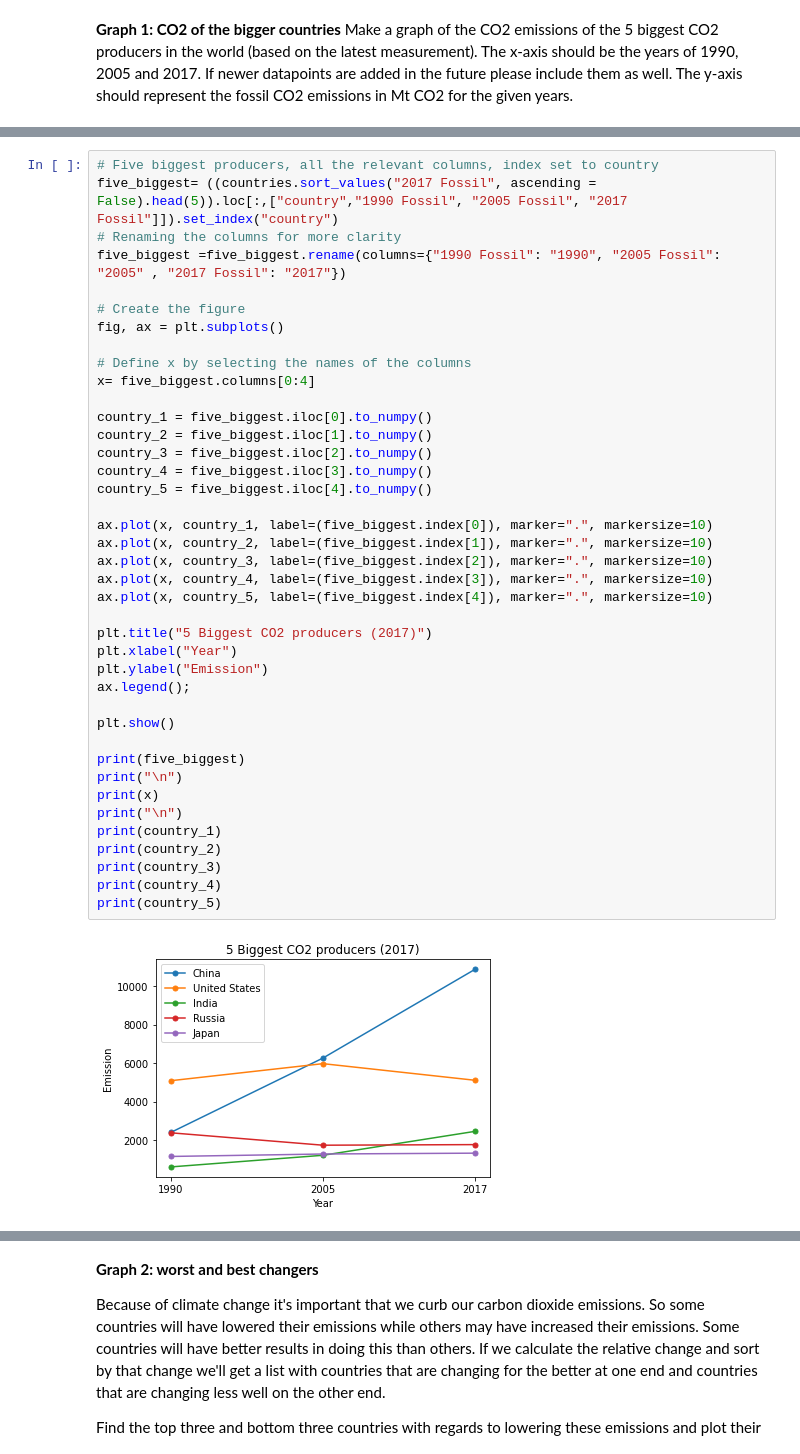
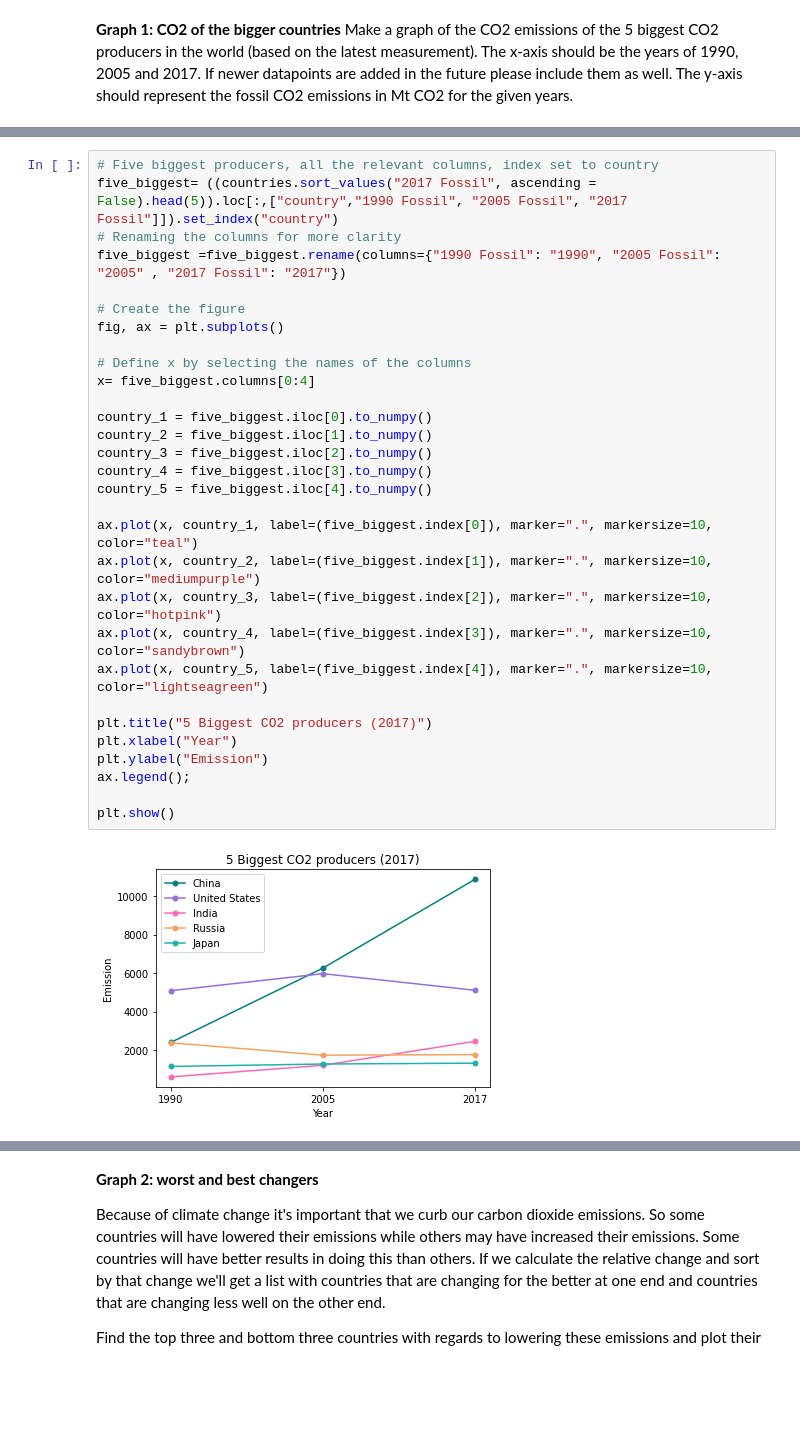
Before and after one commit to MevrouwHelderder/Assignments, a Jupyter notebook: Assignment_Global_CO2_Emissions.ipynb, the cells around one changed output, grey strips where cells are left out. Drawn from its saved outputs; the diff is of its cells as text; blank space fills up the shorter version.

```diff
--- a/Assignment_Global_CO2_Emissions.ipynb
+++ b/Assignment_Global_CO2_Emissions.ipynb
@@ -61,42 +42,32 @@ country_index.plot()
 # %%
 # Five biggest producers, all the relevant columns, index set to country
 five_biggest= ((countries.sort_values("2017 Fossil", ascending = False).head(5)).loc[:,["country","1990 Fossil", "2005 Fossil", "2017 Fossil"]]).set_index("country")
 # Renaming the columns for more clarity
 five_biggest =five_biggest.rename(columns={"1990 Fossil": "1990", "2005 Fossil": "2005" , "2017 Fossil": "2017"})
 
 # Create the figure
 fig, ax = plt.subplots()
 
 # Define x by selecting the names of the columns
 x= five_biggest.columns[0:4]
 
 country_1 = five_biggest.iloc[0].to_numpy()
 country_2 = five_biggest.iloc[1].to_numpy()
 country_3 = five_biggest.iloc[2].to_numpy()
 country_4 = five_biggest.iloc[3].to_numpy()
 country_5 = five_biggest.iloc[4].to_numpy()
 
-ax.plot(x, country_1, label=(five_biggest.index[0]), marker=".", markersize=10)
-ax.plot(x, country_2, label=(five_biggest.index[1]), marker=".", markersize=10)
-ax.plot(x, country_3, label=(five_biggest.index[2]), marker=".", markersize=10)
-ax.plot(x, country_4, label=(five_biggest.index[3]), marker=".", markersize=10)
-ax.plot(x, country_5, label=(five_biggest.index[4]), marker=".", markersize=10)
+ax.plot(x, country_1, label=(five_biggest.index[0]), marker=".", markersize=10, color="teal")
+ax.plot(x, country_2, label=(five_biggest.index[1]), marker=".", markersize=10, color="mediumpurple")
+ax.plot(x, country_3, label=(five_biggest.index[2]), marker=".", markersize=10, color="hotpink")
+ax.plot(x, country_4, label=(five_biggest.index[3]), marker=".", markersize=10, color="sandybrown")
+ax.plot(x, country_5, label=(five_biggest.index[4]), marker=".", markersize=10, color="lightseagreen")
 
 plt.title("5 Biggest CO2 producers (2017)")
 plt.xlabel("Year")
 plt.ylabel("Emission")
 ax.legend();
 
 plt.show()
-
-print(five_biggest)
-print("\n")
-print(x)
-print("\n")
-print(country_1)
-print(country_2)
-print(country_3)
-print(country_4)
-print(country_5)
 # %% [output]
-[figure, old version]
+[figure, new version]
```
Also changed, not shown: parts of 3 cells of this notebook.
